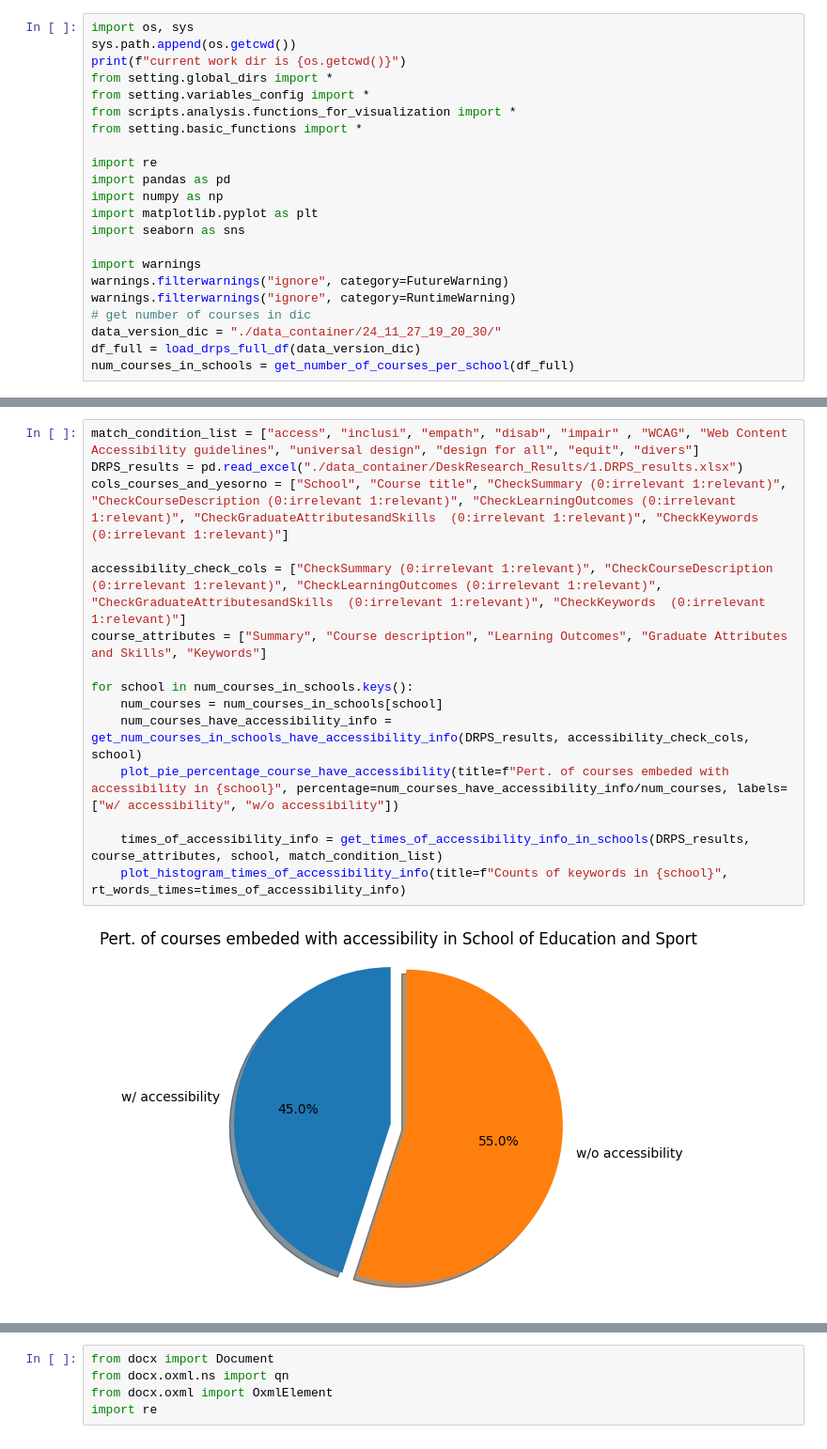
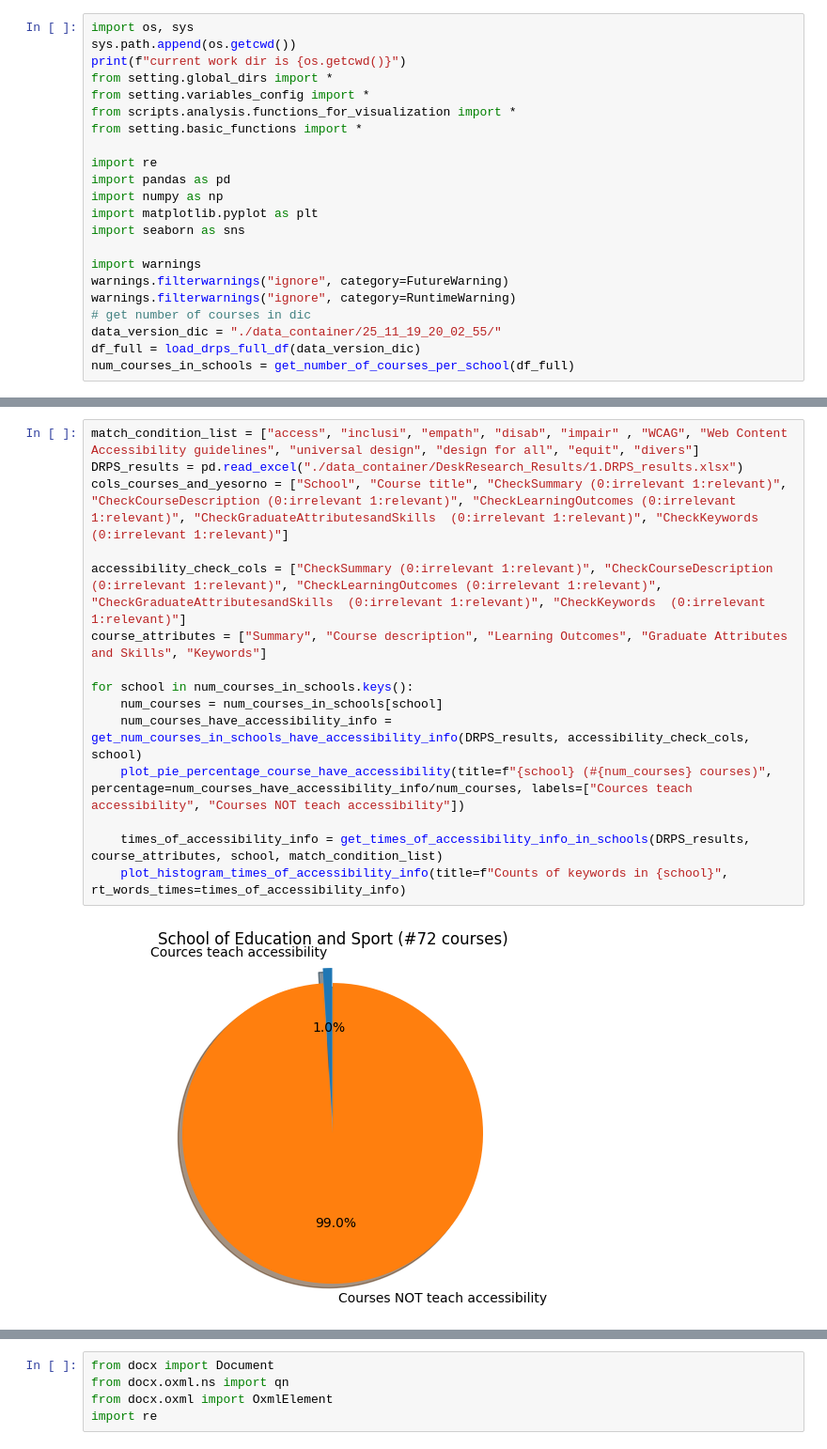
Before and after one commit to XRR422/ptas, a Jupyter notebook: scripts/analysis/initial_results.ipynb, the cells around one changed output, grey strips where cells are left out. Shown at 94% size. Drawn from its saved outputs; the diff is of its cells as text.

```diff
--- a/scripts/analysis/initial_results.ipynb
+++ b/scripts/analysis/initial_results.ipynb
@@ -17,7 +17,7 @@ import warnings
 warnings.filterwarnings("ignore", category=FutureWarning)
 warnings.filterwarnings("ignore", category=RuntimeWarning)
 # get number of courses in dic
-data_version_dic = "./data_container/24_11_27_19_20_30/"
+data_version_dic = "./data_container/25_11_19_20_02_55/"
 df_full = load_drps_full_df(data_version_dic)
 num_courses_in_schools = get_number_of_courses_per_school(df_full)
 # %% [output]
@@ -25,18 +25,18 @@ current work dir is /home/eidf037/eidf037/xingran_eidf/work/ptas
 # %%
 match_condition_list = ["access", "inclusi", "empath", "disab", "impair" , "WCAG", "Web Content Accessibility guidelines", "universal design", "design for all", "equit", "divers"]
 DRPS_results = pd.read_excel("./data_container/DeskResearch_Results/1.DRPS_results.xlsx")
 cols_courses_and_yesorno = ["School", "Course title", "CheckSummary (0:irrelevant 1:relevant)", "CheckCourseDescription (0:irrelevant 1:relevant)", "CheckLearningOutcomes (0:irrelevant 1:relevant)", "CheckGraduateAttributesandSkills  (0:irrelevant 1:relevant)", "CheckKeywords  (0:irrelevant 1:relevant)"]
 
 accessibility_check_cols = ["CheckSummary (0:irrelevant 1:relevant)", "CheckCourseDescription (0:irrelevant 1:relevant)", "CheckLearningOutcomes (0:irrelevant 1:relevant)", "CheckGraduateAttributesandSkills  (0:irrelevant 1:relevant)", "CheckKeywords  (0:irrelevant 1:relevant)"]
 course_attributes = ["Summary", "Course description", "Learning Outcomes", "Graduate Attributes and Skills", "Keywords"]
 
 for school in num_courses_in_schools.keys():
     num_courses = num_courses_in_schools[school]
     num_courses_have_accessibility_info = get_num_courses_in_schools_have_accessibility_info(DRPS_results, accessibility_check_cols, school)
-    plot_pie_percentage_course_have_accessibility(title=f"Pert. of courses embeded with accessibility in {school}", percentage=num_courses_have_accessibility_info/num_courses, labels=["w/ accessibility", "w/o accessibility"])
+    plot_pie_percentage_course_have_accessibility(title=f"{school} (#{num_courses} courses)", percentage=num_courses_have_accessibility_info/num_courses, labels=["Cources teach accessibility", "Courses NOT teach accessibility"])
 
     times_of_accessibility_info = get_times_of_accessibility_info_in_schools(DRPS_results, course_attributes, school, match_condition_list)
     plot_histogram_times_of_accessibility_info(title=f"Counts of keywords in {school}", rt_words_times=times_of_accessibility_info)
 # %% [output]
-[figure, old version]
+[figure, new version]
 [figure]
```
Also changed, not shown: parts of 2 cells of this notebook, 2 other files.
